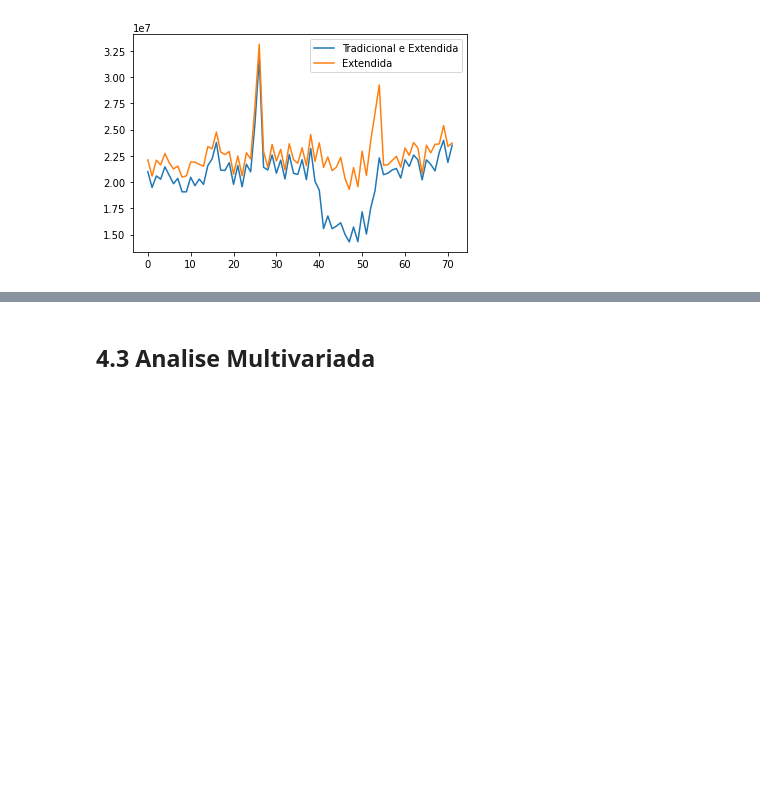
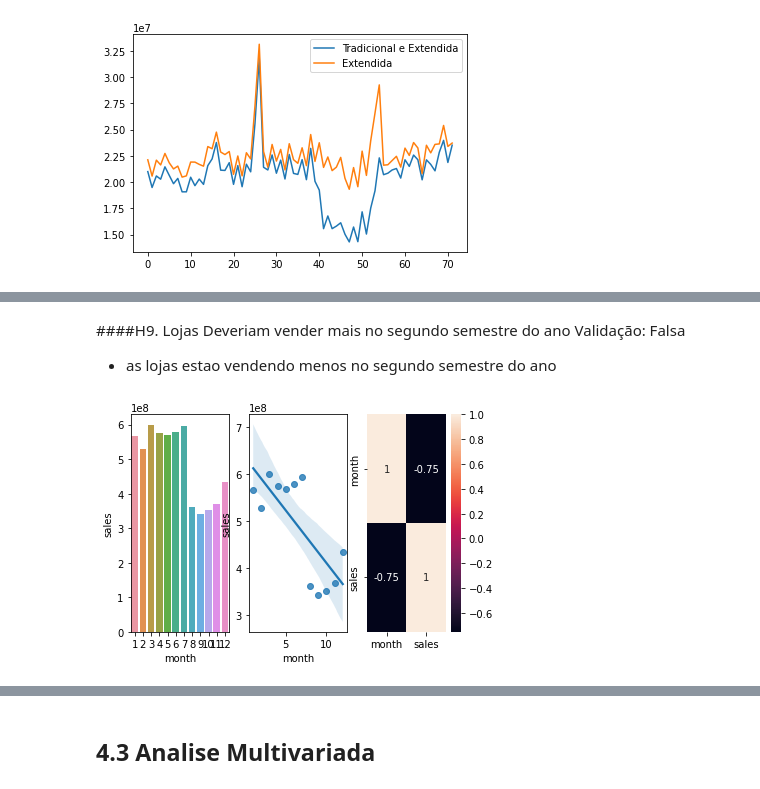
Before and after one commit to cayoc9/Preditive-time-series-test, a Jupyter notebook: Rossaman_Store_m04_v01_store_sales_prediction.ipynb, the cells around one changed output, grey strips where cells are left out. Cells and saved outputs as stored; diff of their text form; code cells hidden in the pictures; blank space fills up the shorter version.

```diff
--- a/Rossaman_Store_m04_v01_store_sales_prediction.ipynb
+++ b/Rossaman_Store_m04_v01_store_sales_prediction.ipynb
@@ -798,0 +833,18 @@ ax.legend(labels=['Tradicional e Extendida', 'Extendida']);
+# %% [markdown]
+####H9. Lojas Deveriam vender mais no segundo semestre do ano
+Validação: Falsa
+- as lojas estao vendendo menos no segundo semestre do ano
+# %%
+aux1 = df4[['month','sales']].groupby('month').sum().reset_index()
+plt.subplot(1,3,1)
+sns.barplot(x='month', y='sales', data=aux1);
+
+# analisar a tendencia
+plt.subplot(1,3,2)
+sns.regplot(x='month', y='sales', data=aux1); # tendencia decrescente, vendem menos durante primeiro semestre
+
+# Calcular a força da correlação
+plt.subplot(1,3,3)
+sns.heatmap(aux1.corr(method='pearson'), annot=True); # correlação muito forte de decrescimento, decorrente do ano ainda nao ter terminado
+# %% [output]
+[figure, added]
```
Also changed, not shown: parts of 10 cells of this notebook.
